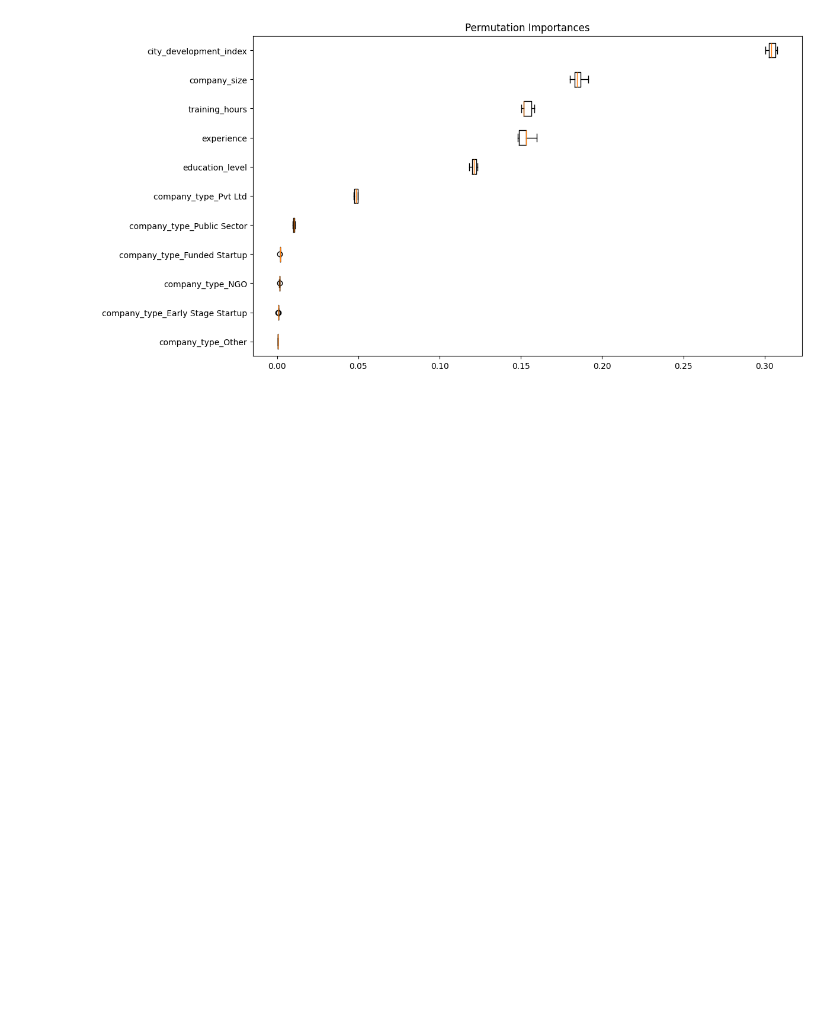
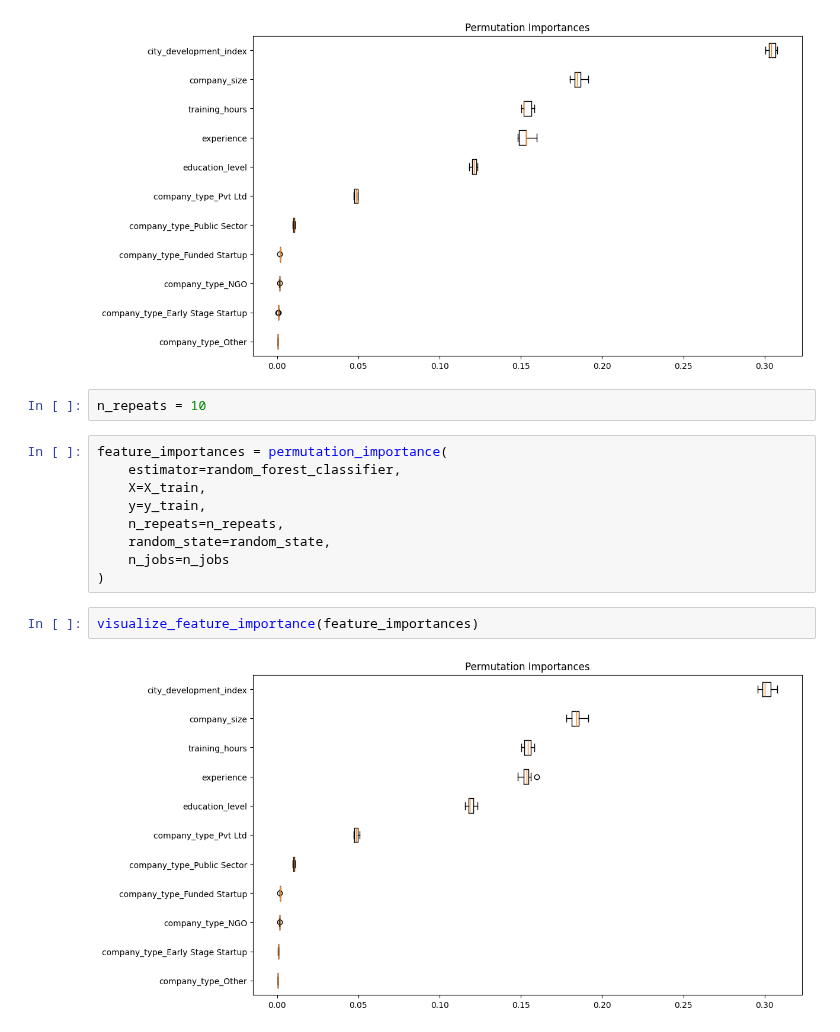
Before and after one commit to Mark-Barbaric/IBM_Machine_Learning_Certificate, a Jupyter notebook: Supervised_Machine_Learning_Classification/week6/model_agnostic_explanations.ipynb, the cells around one changed output. Drawn from its saved outputs; the diff is of its cells as text; blank space fills up the shorter version.

```diff
--- a/Supervised_Machine_Learning_Classification/week6/model_agnostic_explanations.ipynb
+++ b/Supervised_Machine_Learning_Classification/week6/model_agnostic_explanations.ipynb
@@ -206,3 +206,18 @@ def visualize_feature_importance(importance_array):
 visualize_feature_importance(feature_importances)
 # %% [output]
 [figure]
+# %%
+n_repeats = 10
+# %%
+feature_importances = permutation_importance(
+    estimator=random_forest_classifier,
+    X=X_train,
+    y=y_train,
+    n_repeats=n_repeats,
+    random_state=random_state,
+    n_jobs=n_jobs
+)
+# %%
+visualize_feature_importance(feature_importances)
+# %% [output]
+[figure, added]
```
Also changed, not shown: parts of 6 cells of this notebook.
